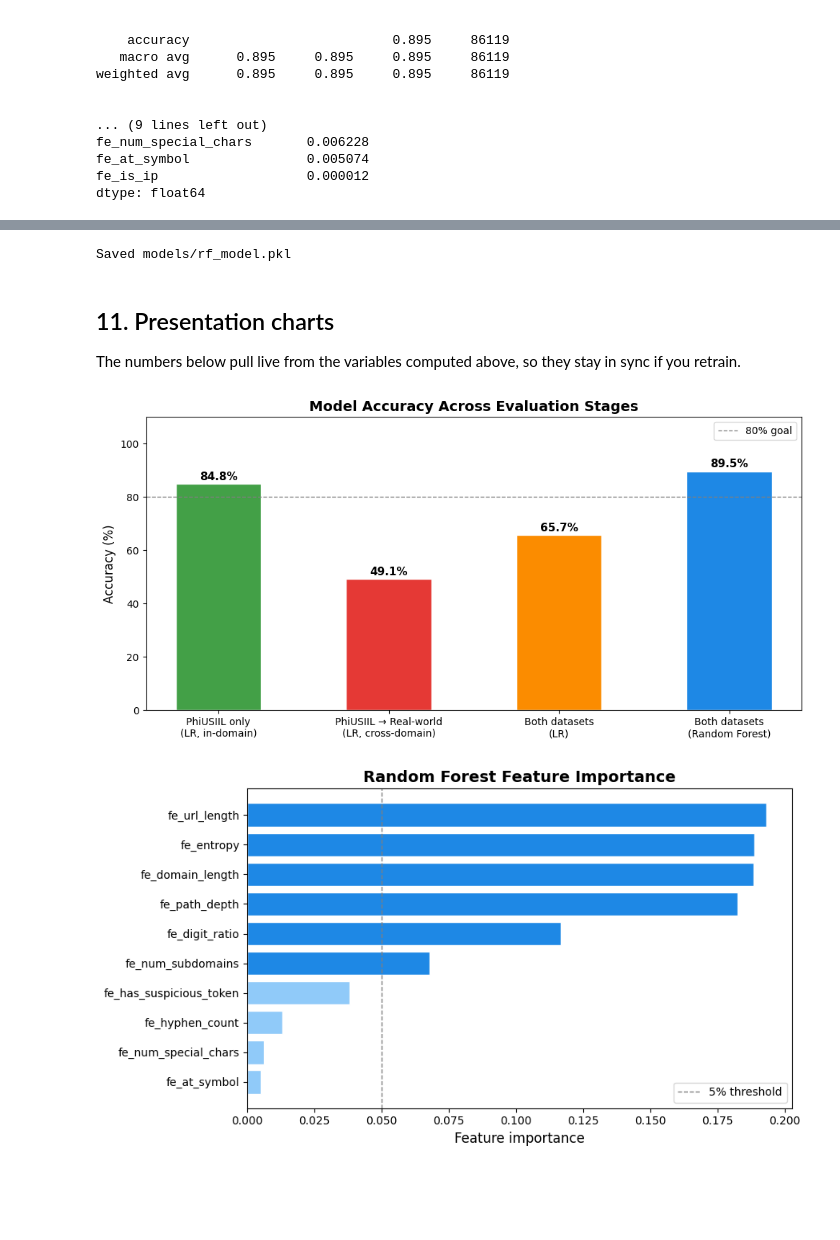
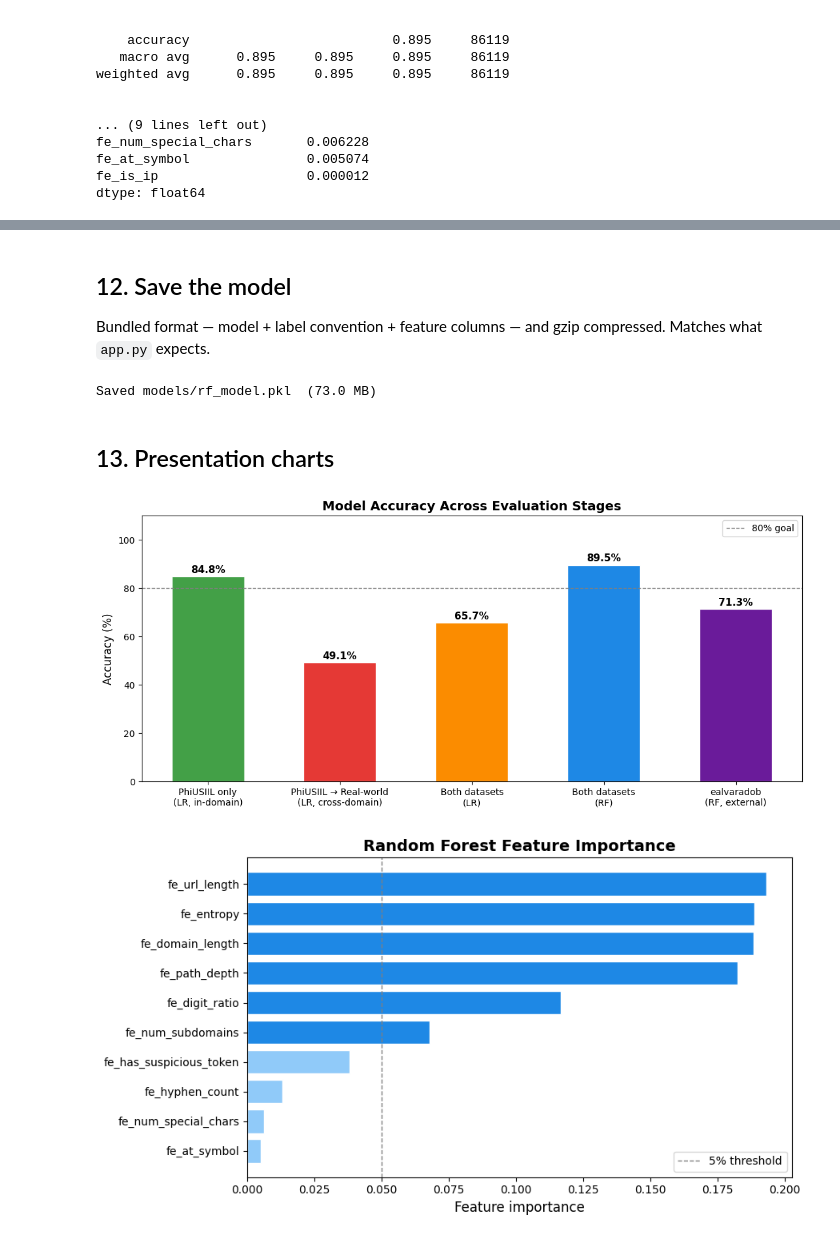
Before and after one commit to haixi01/malicious-url-detector, a Jupyter notebook: malicious_url_detector.ipynb, the cells around one changed output, grey strips where cells are left out. Drawn from its saved outputs; the diff is of its cells as text; code cells hidden in the pictures; blank space fills up the shorter version.

```diff
--- a/malicious_url_detector.ipynb
+++ b/malicious_url_detector.ipynb
@@ -226,0 +293,26 @@ Saved to `models/rf_model.pkl` — matches the `MODEL_PATH` in `app.py`.
+# %%
+# Stratified downsample to 50K for speed.
+SAMPLE_N = 50_000
+if len(df_ext_clean) > SAMPLE_N:
+    df_eval = (
+        df_ext_clean
+        .groupby("label", group_keys=False)
+        .apply(lambda g: g.sample(n=min(SAMPLE_N // 2, len(g)), random_state=42))
+        .reset_index(drop=True)
+    )
+else:
+    df_eval = df_ext_clean
+
+print(f"Evaluating on {len(df_eval):,} URLs")
+print(df_eval["label"].value_counts())
+
+print("\nExtracting features...")
+X_ext = df_eval["text"].apply(extract_url_features).apply(pd.Series)[FEATURE_COLUMNS]
+y_ext = df_eval["label"].astype(int)
+
+ext_pred = rf.predict(X_ext)
+acc_external = accuracy_score(y_ext, ext_pred)
+
+print(f"\n=== External validation (ealvaradob URLs) ===")
+print(f"Accuracy: {acc_external:.4f}\n")
+print(classification_report(y_ext, ext_pred, digits=3))
@@ -227,43 +339,63 @@ Saved to `models/rf_model.pkl` — matches the `MODEL_PATH` in `app.py`.
+# %% [markdown]
+## 12. Save the model
+
+Bundled format — model + label convention + feature columns — and gzip compressed. Matches what `app.py` expects.
 # %%
 import joblib
 
 os.makedirs("models", exist_ok=True)
-joblib.dump(rf, "models/rf_model.pkl")
-print("Saved models/rf_model.pkl")
+
+joblib.dump(
+    {
+        "model": rf,
+        "malicious_class": 1,
+        "feature_columns": FEATURE_COLUMNS,
+    },
+    "models/rf_model.pkl",
+    compress=3,
+)
+
+size_mb = os.path.getsize("models/rf_model.pkl") / (1024 * 1024)
+print(f"Saved models/rf_model.pkl  ({size_mb:.1f} MB)")
 # %% [output]
-Saved models/rf_model.pkl
+Saved models/rf_model.pkl  (73.0 MB)
-# %% [markdown]
-## 11. Presentation charts
-
-The numbers below pull live from the variables computed above, so they stay in sync if you retrain.
+# %% [markdown]
+## 13. Presentation charts
 # %%
-# Chart 1: Accuracy across stages
+# Chart 1: Accuracy across all evaluation stages
 stages = [
     "PhiUSIIL only\n(LR, in-domain)",
     "PhiUSIIL → Real-world\n(LR, cross-domain)",
     "Both datasets\n(LR)",
-    "Both datasets\n(Random Forest)",
+    "Both datasets\n(RF)",
+    "ealvaradob\n(RF, external)",
 ]
-accuracies = [acc_phi_only * 100, acc_cross * 100, acc_lr_both * 100, acc_rf_both * 100]
-colors = ["#43A047", "#E53935", "#FB8C00", "#1E88E5"]
+accuracies = [
+    acc_phi_only * 100,
+    acc_cross * 100,
+    acc_lr_both * 100,
+    acc_rf_both * 100,
+    acc_external * 100,
+]
+colors = ["#43A047", "#E53935", "#FB8C00", "#1E88E5", "#6A1B9A"]
 
-fig, ax = plt.subplots(figsize=(10, 5))
-bars = ax.bar(stages, accuracies, color=colors, width=0.5, edgecolor="white")
+fig, ax = plt.subplots(figsize=(11, 5))
+bars = ax.bar(stages, accuracies, color=colors, width=0.55, edgecolor="white")
 ax.set_ylim(0, 110)
 ax.set_ylabel("Accuracy (%)", fontsize=12)
 ax.set_title("Model Accuracy Across Evaluation Stages", fontsize=14, fontweight="bold")
 ax.axhline(y=80, color="gray", linestyle="--", linewidth=1, label="80% goal")
 
 for bar, val in zip(bars, accuracies):
     ax.text(bar.get_x() + bar.get_width() / 2, bar.get_height() + 1.5,
             f"{val:.1f}%", ha="center", fontsize=11, fontweight="bold")
 
 ax.legend()
 plt.tight_layout()
 plt.savefig("accuracy_stages.png", dpi=150, bbox_inches="tight")
 plt.show()
 # %% [output]
-[figure, old version]
+[figure, new version]
 # %%
 # Chart 2: Feature importance
 top10 = importances.head(10)
```
Also changed, not shown: parts of 30 cells of this notebook, 2 other files.
